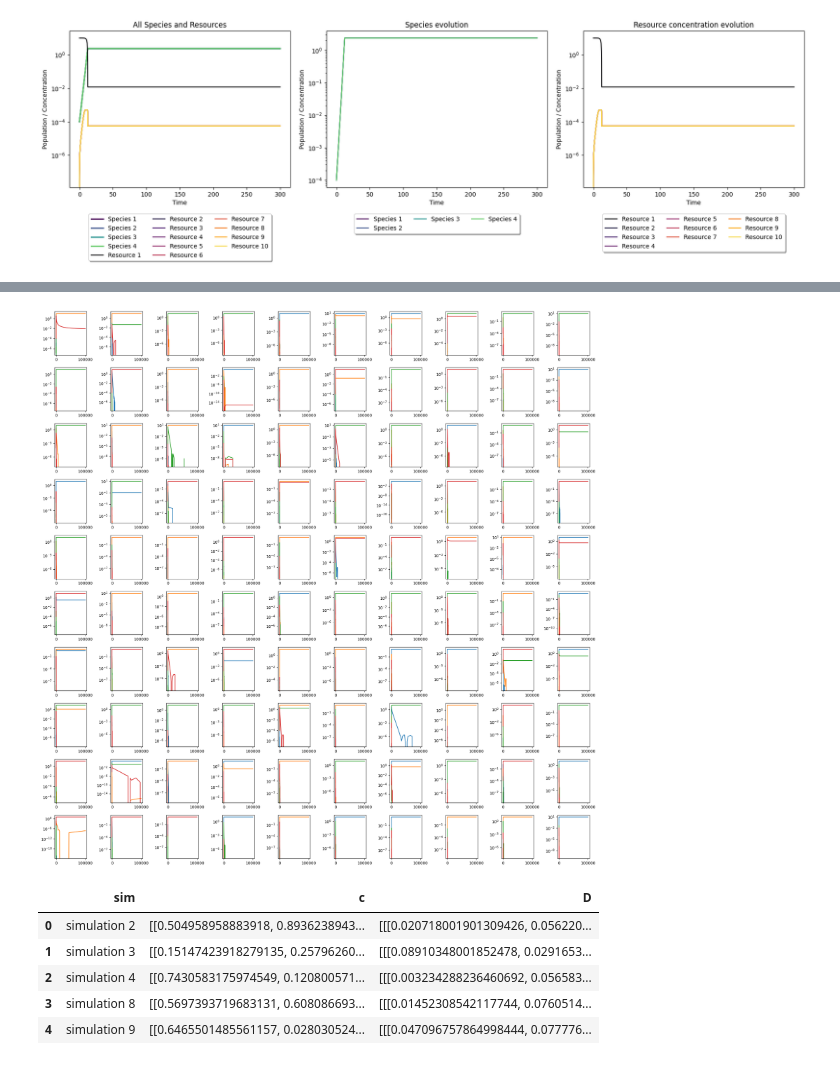
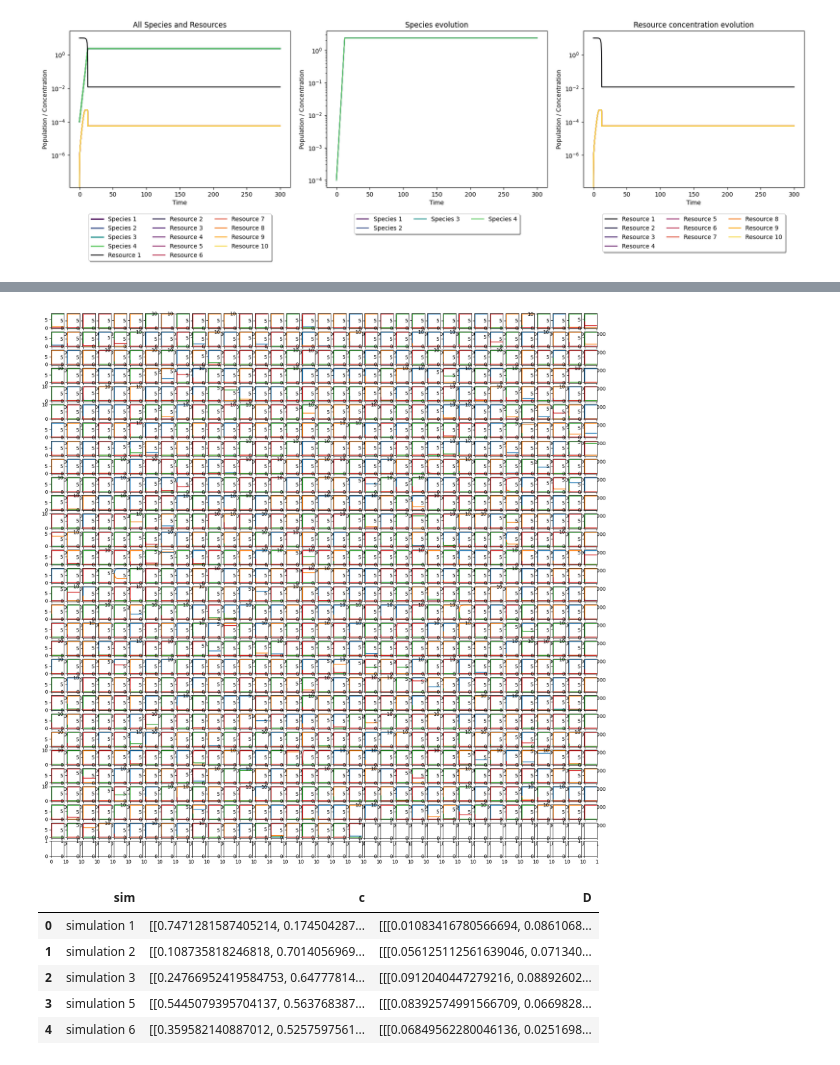
Before and after one commit to GiveMe1Coffee/m6-consumer-resource-model, a Jupyter notebook: M6_project.ipynb, the cells around one changed output, grey strips where cells are left out. Saved outputs shown, nothing was run; the diff lists cells and outputs as text; code cells hidden in the pictures.

```diff
--- a/M6_project.ipynb
+++ b/M6_project.ipynb
@@ -236,7 +239,7 @@ plt.show()
 #random multiple simulations
 
 sim_dict = {}
-for i in range(100):
+for i in range(1000):
   c = np.random.uniform(low = 0, high = 1,size = (n_species,n_cs))
   D = np.random.uniform(low = 0, high = 0.1,size=(n_species, n_cs, n_cs))
   sol = solve_ivp(CR_model, t_span, y0, method = "BDF")
@@ -244,18 +247,17 @@ for i in range(100):
 # %%
 #plotting usinage
 
-fig, axs = plt.subplots(10,10,figsize = (20,20))
+fig, axs = plt.subplots(30,35,figsize = (20,20))
 
 for ax, key, value in zip(axs.ravel(), sim_dict.keys(), sim_dict.values()):
   ax.plot(value[1].t, value[1].y[0], label='Species 1')
   ax.plot(value[1].t, value[1].y[1], label='Species 2')
   ax.plot(value[1].t, value[1].y[2], label='Species 3')
-  ax.plot(value[1].t, value[1].y[3], label='Species 4')
-  ax.set_yscale("log")
+  ax.plot(value[1].t, value[1].y[3], label='Species 4')  #ax.set_yscale("log")
 plt.tight_layout()
 plt.show()
 # %% [output]
-[figure, old version]
+[figure, new version]
 # %%
 
 cohabitation_data = {"sim":[], "c" :[], "D" : []}
@@ -281,8 +283,8 @@ domination_df = pd.DataFrame(domination_data)
 domination_df.head()
 # %% [output]
 |  | sim | c | D |
-| 0 | simulation 2 | [[0.504958958883918, 0.8936238943... | [[[0.020718001901309426, 0.056220... |
-| 1 | simulation 3 | [[0.15147423918279135, 0.25796260... | [[[0.08910348001852478, 0.0291653... |
-| 2 | simulation 4 | [[0.7430583175974549, 0.120800571... | [[[0.003234288236460692, 0.056583... |
-| 3 | simulation 8 | [[0.5697393719683131, 0.608086693... | [[[0.01452308542117744, 0.0760514... |
-| 4 | simulation 9 | [[0.6465501485561157, 0.028030524... | [[[0.047096757864998444, 0.077776... |
+| 0 | simulation 1 | [[0.7471281587405214, 0.174504287... | [[[0.01083416780566694, 0.0861068... |
+| 1 | simulation 2 | [[0.108735818246818, 0.7014056969... | [[[0.056125112561639046, 0.071340... |
+| 2 | simulation 3 | [[0.24766952419584753, 0.64777814... | [[[0.0912040447279216, 0.08892602... |
+| 3 | simulation 5 | [[0.5445079395704137, 0.563768387... | [[[0.08392574991566709, 0.0669828... |
+| 4 | simulation 6 | [[0.359582140887012, 0.5257597561... | [[[0.06849562280046136, 0.0251698... |
```
Also changed, not shown: parts of 5 cells of this notebook.
